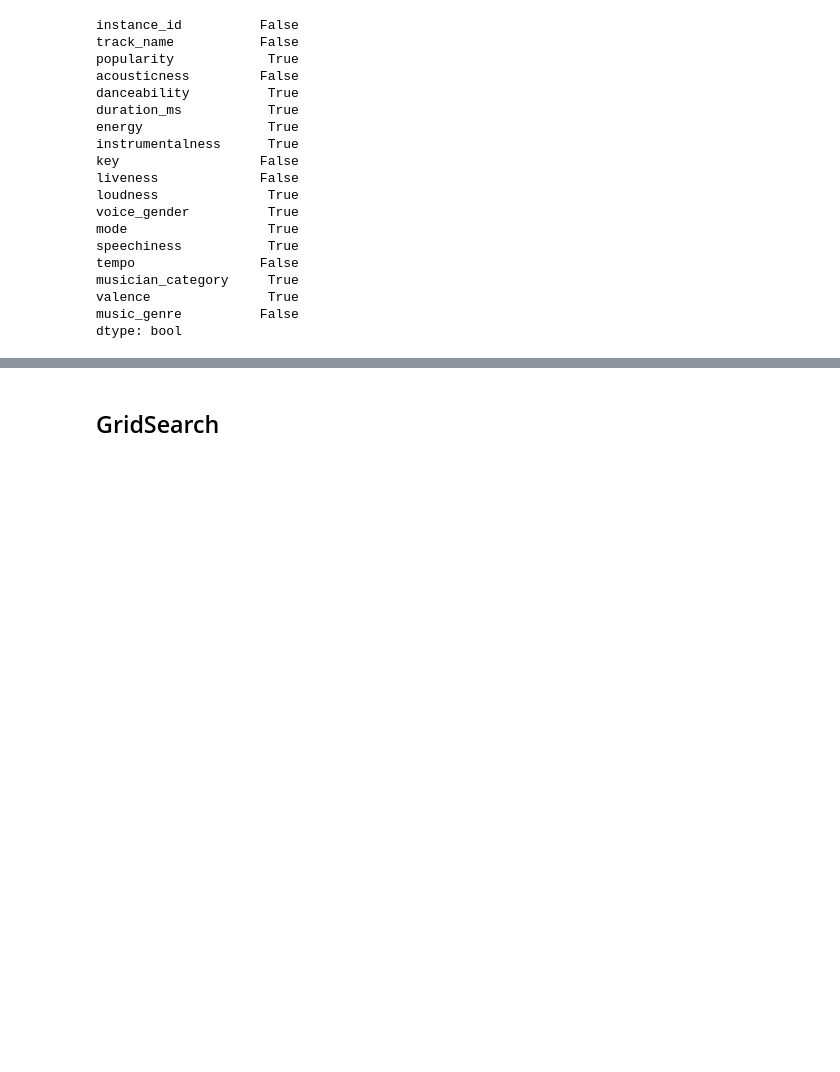
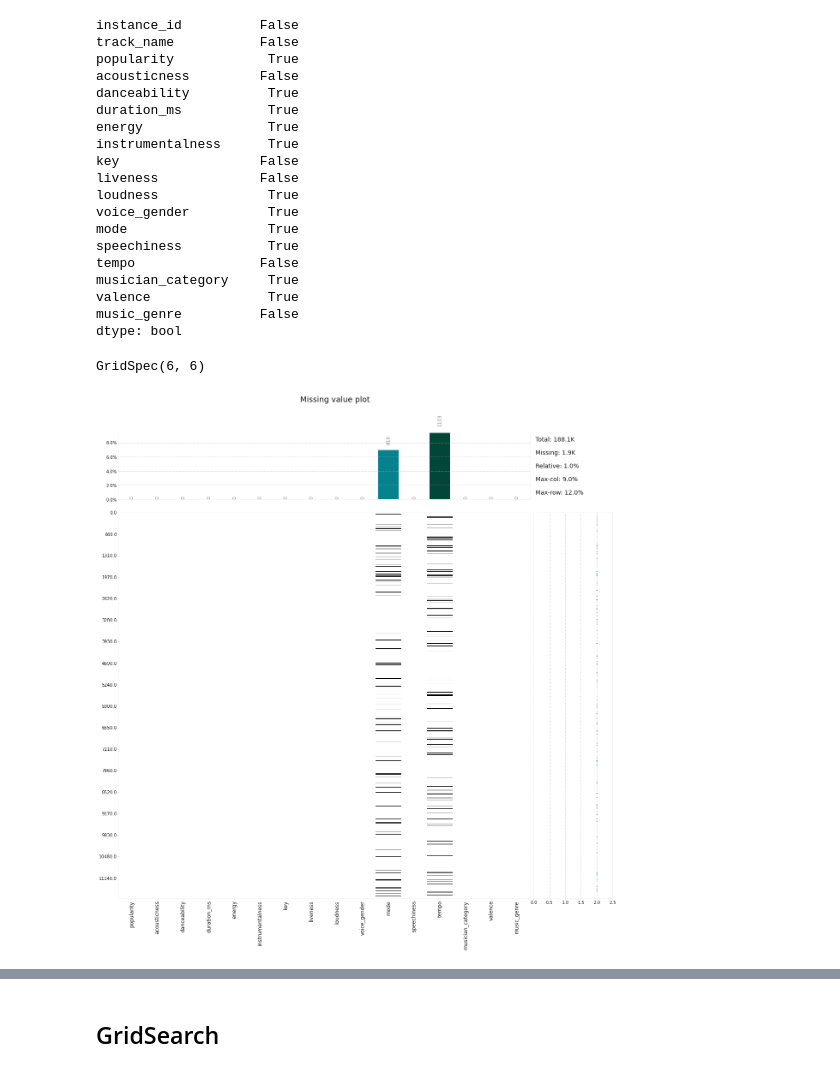
Before and after one commit to sashank-m/Eli_Lilly, a Jupyter notebook: Eli_Lilly.ipynb, the cells around one changed output, grey strips where cells are left out. Saved outputs shown, nothing was run; the diff lists cells and outputs as text; code cells hidden in the pictures; blank space fills up the shorter version.

```diff
--- a/Eli_Lilly.ipynb
+++ b/Eli_Lilly.ipynb
@@ -59,0 +75,5 @@ df1.dropna(axis=0,how="any",inplace=True)
+# %%
+klib.missingval_plot(df1)
+# %% [output]
+GridSpec(6, 6)
+[figure, added]
```
Also changed, not shown: parts of 79 cells of this notebook, 2 other files.
